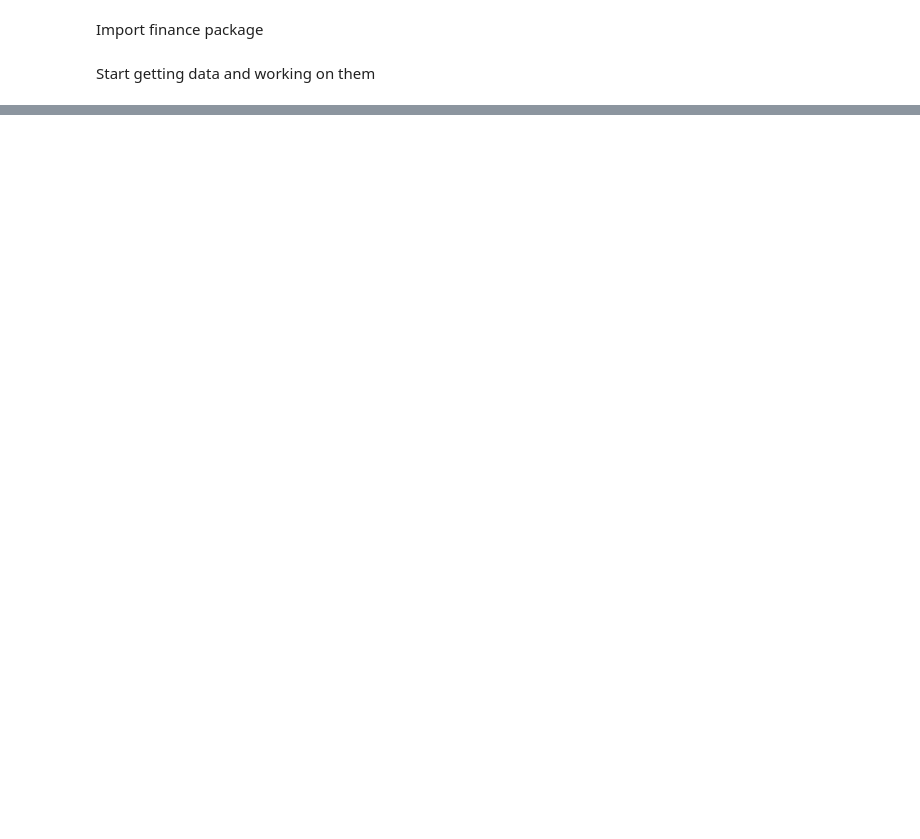
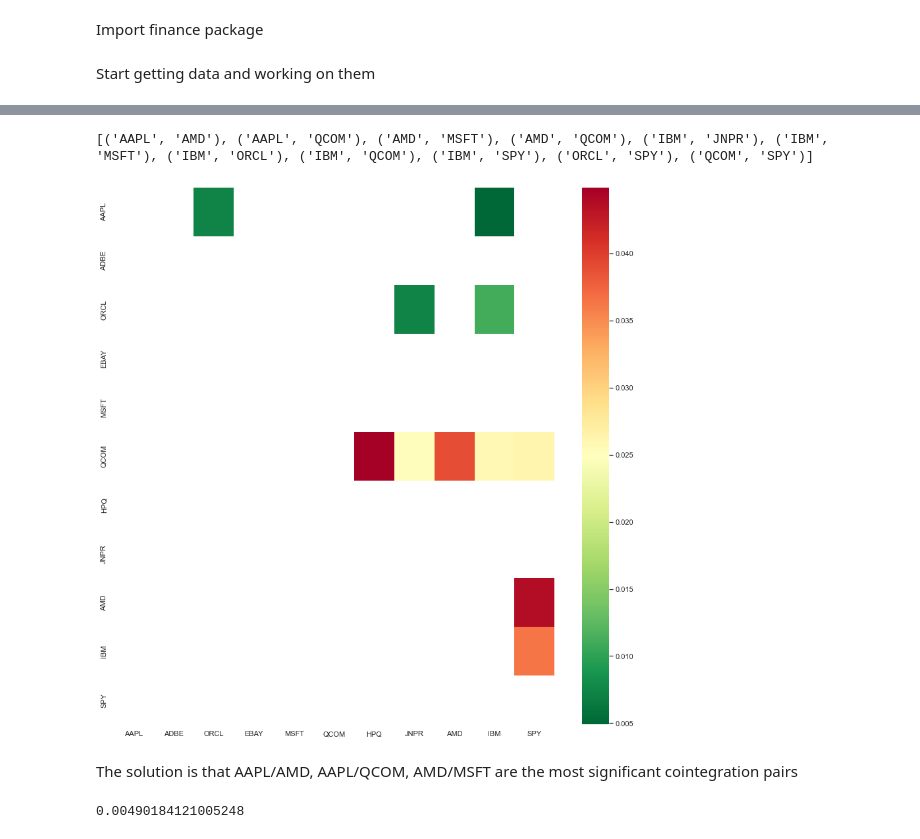
Before and after one commit to AbnerTeng/python-notes, a Jupyter notebook: projects/pairs_trading.ipynb, the cells around one changed output, grey strips where cells are left out. Drawn from its saved outputs; the diff is of its cells as text; code cells hidden in the pictures; blank space fills up the shorter version.

```diff
--- a/projects/pairs_trading.ipynb
+++ b/projects/pairs_trading.ipynb
@@ -97,8 +102,8 @@ Start getting data and working on them
 # %%
 def find_cointegrated_pairs(data):
     n = data.shape[1] ## number of columns of data
-    score_matrix = np.zeros(n, n)
-    pvalue_matrix = np.ones(n, n)
+    score_matrix = np.zeros((n, n))
+    pvalue_matrix = np.ones((n, n))
     keys = data.keys()
     pairs = []
 
@@ -121,7 +126,8 @@ end = datetime.datetime(2022, 7, 1)
 for i in tqdm.tqdm(range(100)):
     tickers = ['AAPL', 'ADBE', 'ORCL', 'EBAY', 'MSFT', 'QCOM', 'HPQ', 'JNPR', 'AMD', 'IBM', 'SPY']
 
-df = pdr.get_data_yahoo(tickers, start, end)['Close']
-df.tail()
+data = pdr.get_data_yahoo(tickers, start, end)['Close']
+data.tail()
+print(data.iloc[1106])
 # %% [output]
 [*********************100%***********************]  11 of 11 completed
@@ -134,0 +146,20 @@ df.tail()
+# %%
+## plotting heatmap from seaborn
+scores, pvalue, pairs = find_cointegrated_pairs(data)
+fig, ax = plt.subplots(figsize = (15, 15))
+sns.heatmap(pvalue, xticklabels=tickers, yticklabels=tickers, cmap = 'RdYlGn_r', mask = (pvalue >= 0.05))
+print(pairs)
+# %% [output]
+[('AAPL', 'AMD'), ('AAPL', 'QCOM'), ('AMD', 'MSFT'), ('AMD', 'QCOM'), ('IBM', 'JNPR'), ('IBM', 'MSFT'), ('IBM', 'ORCL'), ('IBM', 'QCOM'), ('IBM', 'SPY'), ('ORCL', 'SPY'), ('QCOM', 'SPY')]
+[figure, added]
+# %% [markdown]
+The solution is that AAPL/AMD, AAPL/QCOM, AMD/MSFT are the most significant cointegration pairs
+# %%
+## checking pvalue of the pair
+S1 = data['AAPL']
+S2 = data['QCOM']
+
+scores, pvalue,_=coint(S1, S2)
+pvalue
+# %% [output]
+0.00490184121005248
```
Also changed, not shown: parts of 13 cells of this notebook.
